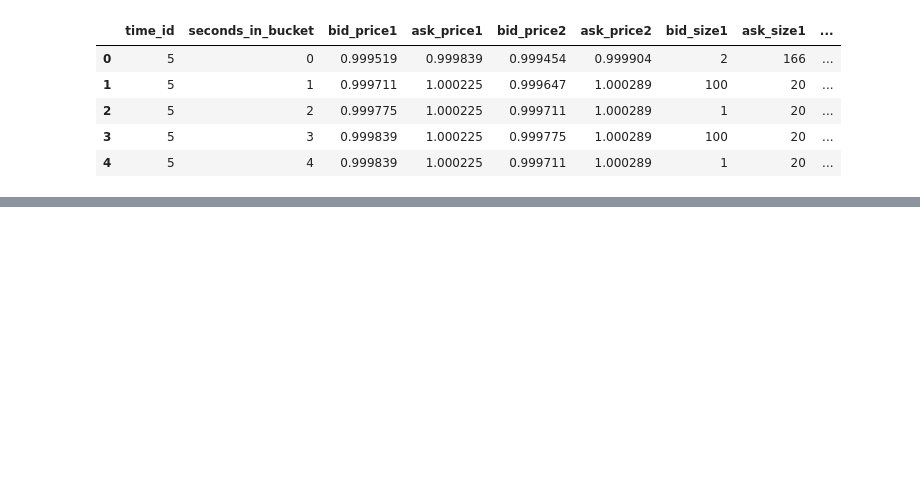
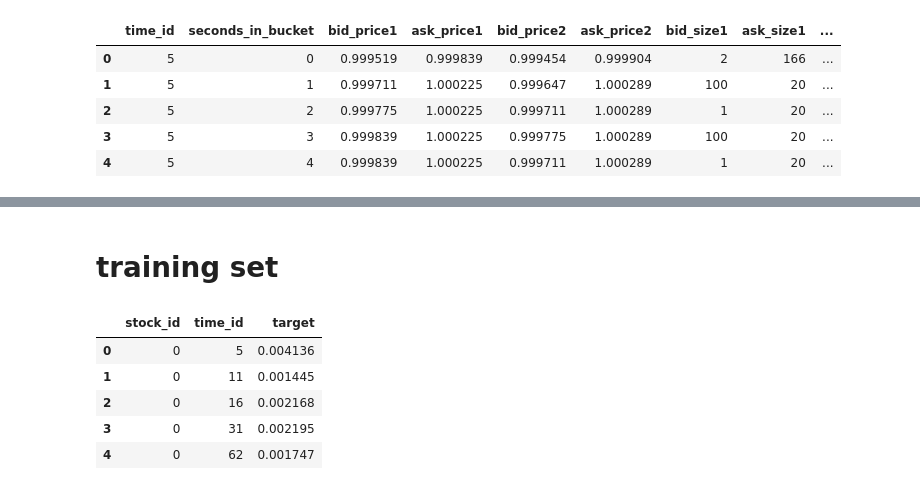
Before and after one commit to ko-ya346/volatility_prediction, a Jupyter notebook: notebok/02_.ipynb, the cells around one changed output, grey strips where cells are left out. Cells and saved outputs as stored; diff of their text form; code cells hidden in the pictures; blank space fills up the shorter version.

```diff
--- a/notebok/02_.ipynb
+++ b/notebok/02_.ipynb
@@ -137,0 +303,13 @@ Index(['log_return_realized_volatility', 'log_return2_realized_volatility',
+# %% [markdown]
+# training set
+# %%
+train = pd.read_csv(os.path.join(INPUT_DIR, "train.csv"))
+train_ids = train.stock_id.unique()
+train.head()
+# %% [output]
+|  | stock_id | time_id | target |
+| 0 | 0 | 5 | 0.004136 |
+| 1 | 0 | 11 | 0.001445 |
+| 2 | 0 | 16 | 0.002168 |
+| 3 | 0 | 31 | 0.002195 |
+| 4 | 0 | 62 | 0.001747 |
```
Also changed, not shown: parts of 33 cells of this notebook, 1 other file.
